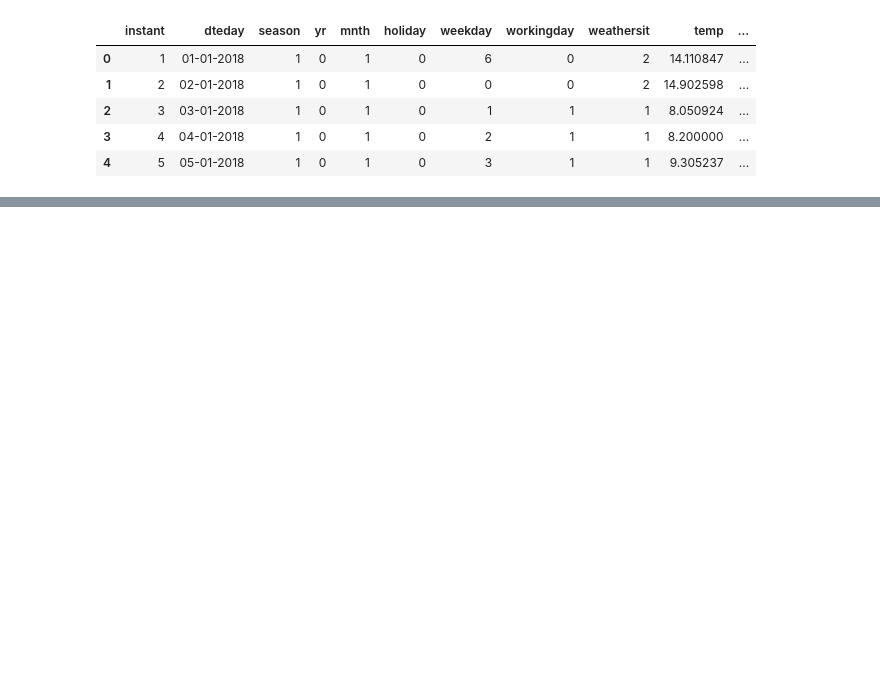
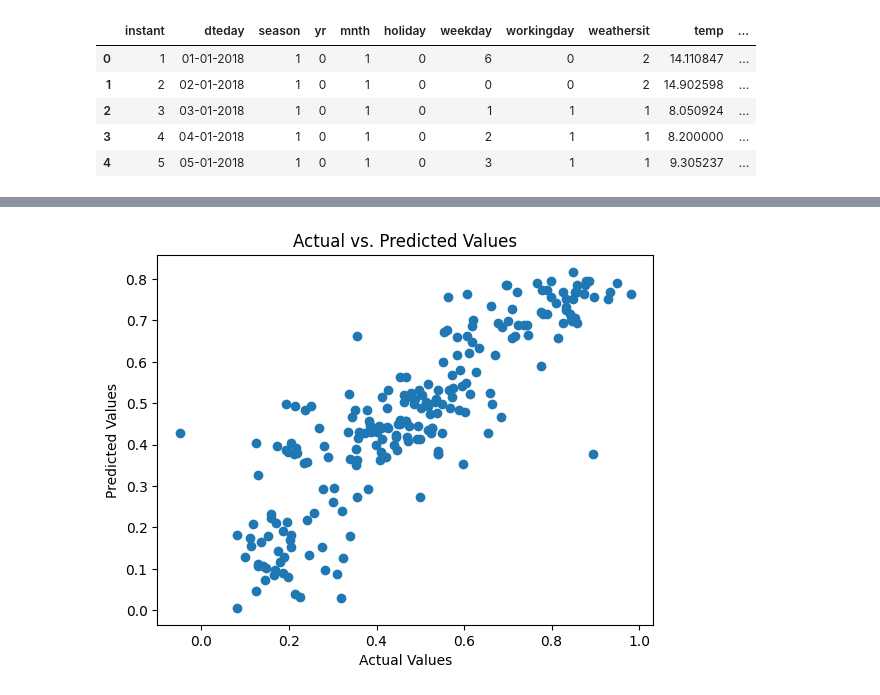
Before and after one commit to vikasdo/BikeHub, a Jupyter notebook: LinearRegression.ipynb, the cells around one changed output, grey strips where cells are left out. Cells and saved outputs as stored; diff of their text form; code cells hidden in the pictures; blank space fills up the shorter version.

```diff
--- a/LinearRegression.ipynb
+++ b/LinearRegression.ipynb
@@ -38,0 +287,11 @@ df.head()
+# %%
+# * Perform One-Hot Encoding for Categorical columns
+# 'day' - not converting this to encoding as this is numerical continuos variable
+df_sum = pd.get_dummies(
+    df,
+    columns = ['month','weekday','season'],drop_first=True)
+df_sum = pd.get_dummies(
+    df_sum,
+    columns = ['weathersit']) # not dropping weather Situation since we have a strong correlation for clear weather
+df_sum =df_sum.astype(int)
+df_sum.head()
@@ -38,0 +319,23 @@ df.head()
+# %%
+
+# Define features (X) and target variable (y)
+X = df_sum.drop('cnt', axis=1)
+y = df_sum['cnt']
+from sklearn.preprocessing import StandardScaler
+
+# Split the data into training and testing sets
+
+X_train, X_test = train_test_split(df_sum, train_size = 0.7, random_state = 42)
+
+# using Scaling since the Independant varaibles are of scales below 100 and the target variables is in 1000's
+# Initialize MinMaxScaler
+scaler = MinMaxScaler()
+
+# Fit and transform the training data
+num_vars = ['temp','atemp','humidity','windspeed','day','cnt']
+X_train[num_vars] = scaler.fit_transform(X_train[num_vars])
+
+# Transform the testing data using the same scaler
+X_test[num_vars] = scaler.transform(X_test[num_vars])
+y_train = X_train.pop('cnt')
+y_test = X_test.pop('cnt')
@@ -38,0 +687,12 @@ df.head()
+# %%
+
+
+# 1. Linearity: Check the relationship between independent and dependent variables.
+#   Doing this by plotting the predicted values against the actual values.
+plt.scatter(y_test, y_pred)
+plt.xlabel('Actual Values')
+plt.ylabel('Predicted Values')
+plt.title('Actual vs. Predicted Values')
+plt.show()
+# %% [output]
+[figure, added]
```
Also changed, not shown: parts of 59 cells of this notebook.
